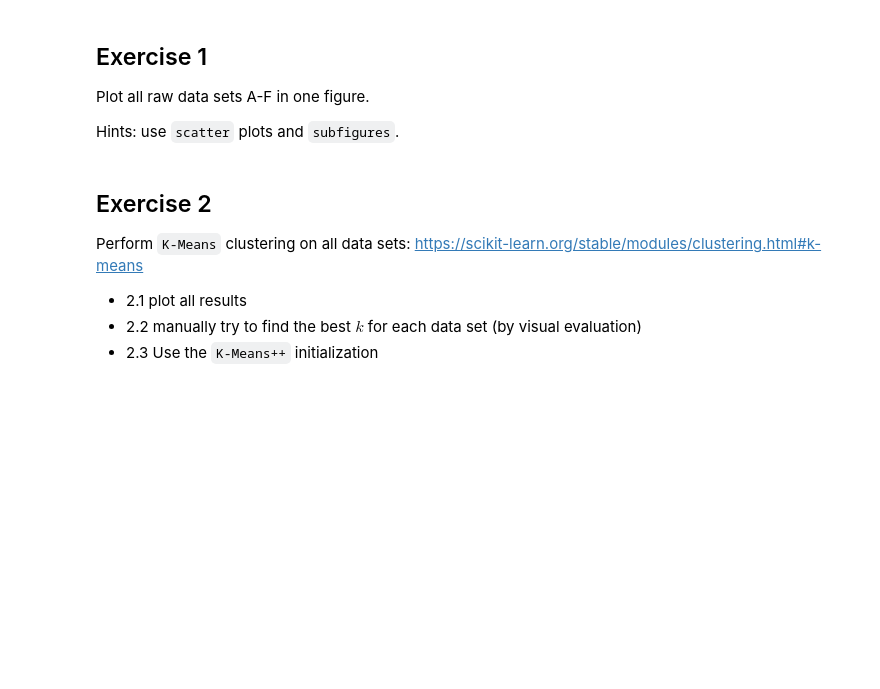
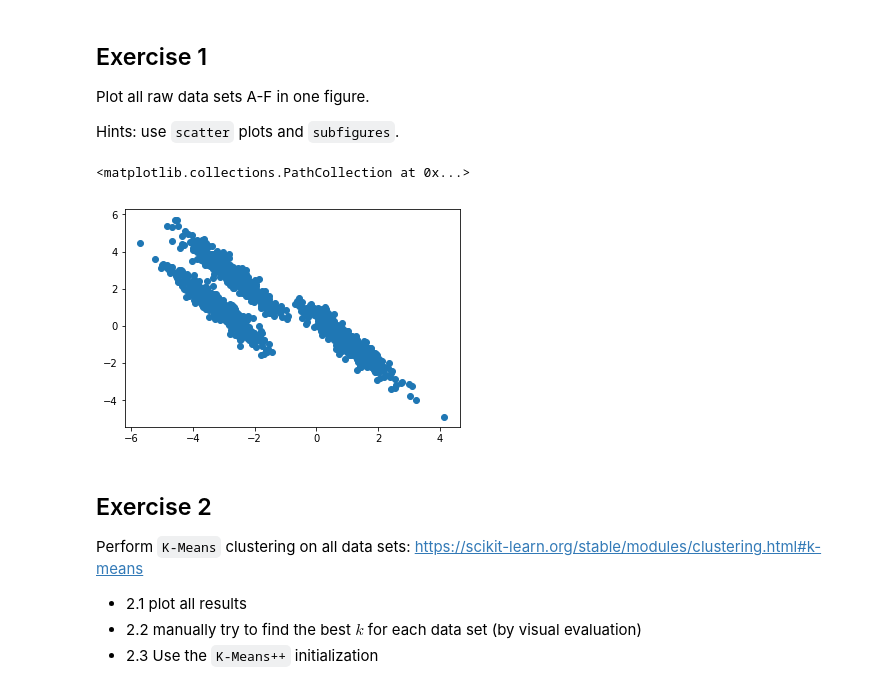
Before and after one commit to keuperj/MLSummerSchool20, a Jupyter notebook: Lab/Exercise_Clustering.ipynb, the cells around one changed output. Drawn from its saved outputs; the diff is of its cells as text; code cells hidden in the pictures; blank space fills up the shorter version.

````diff
--- a/Lab/Exercise_Clustering.ipynb
+++ b/Lab/Exercise_Clustering.ipynb
@@ -36,6 +36,11 @@ F = datasets.make_blobs(n_samples=n_samples,
 Plot all raw data sets A-F in one figure.
 
 Hints: use ```scatter``` plots and ```subfigures```.
+# %%
+plt.scatter(E[:,0],E[:,1])
+# %% [output]
+<matplotlib.collections.PathCollection at 0x...>
+[figure, added]
 # %% [markdown]
 ## Exercise 2
 Perform ```K-Means``` clustering on all data sets: https://scikit-learn.org/stable/modules/clustering.html#k-means
````
Also changed, not shown: parts of 4 cells of this notebook, 9 other files.
